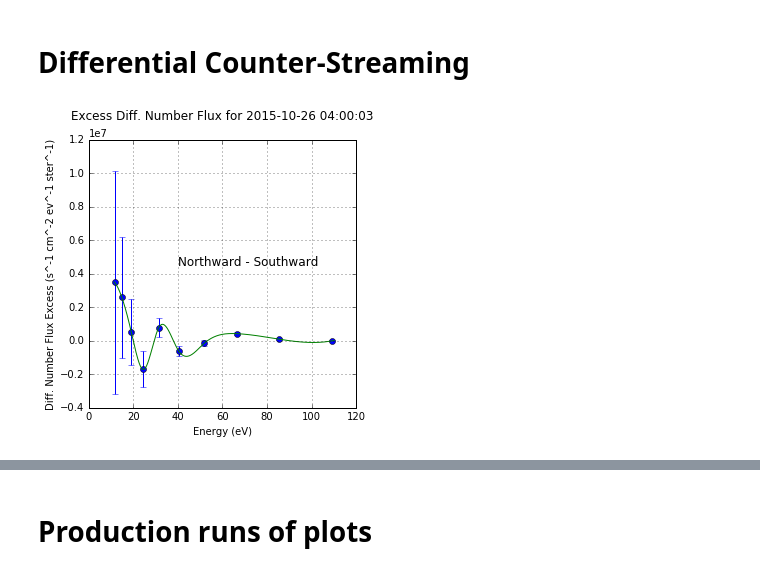
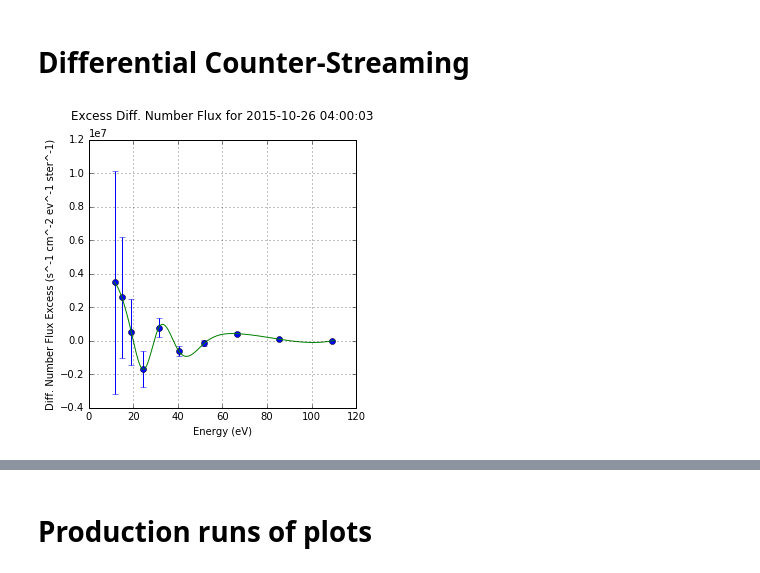
Before and after one commit to gravmath/PAD, a Jupyter notebook: PAD_production-Oct 26 2015.ipynb, the cells around one changed output, grey strips where cells are left out. Cells and saved outputs as stored; diff of their text form; code cells hidden in the pictures.

```diff
--- a/PAD_production-Oct 26 2015.ipynb
+++ b/PAD_production-Oct 26 2015.ipynb
@@ -222,32 +226,32 @@ fig_err = plt.figure(34,figsize = (4.8,4.8))
 ax_err  = fig_err.add_subplot(1,1,1)
 
 #prepare the data
 time_label = 0
 NW_Edata, NW_FAC = PAD.compute_limited_PAD(time_label,0,10,0,20,dude)
 temp,     NW_err = PAD.compute_limited_PAD_error(time_label,0,32,0,20,dude)
 SW_Edata, SW_FAC = PAD.compute_limited_PAD(time_label,0,10,160,180,dude)
 temp,     SW_err = PAD.compute_limited_PAD_error(time_label,0,32,160,180,dude)
 
 #excel error estimate
 excel_err = np.array([2162983.728, 1158918.272, 621056.6908, 332975.9307, 178584.8976,\
              95836.2547,  51473.0561,  27677.90703, 14894.96117, 8027.021345])
 est_err   = (NW_err + SW_err)/2.0
 
 Excess = NW_FAC - SW_FAC
 my_spline = interp.splrep(NW_Edata,Excess)
 erange    = np.linspace(11.5,110,1000)
 my_data   = interp.splev(erange,my_spline)
 
 
 ax_err.set_xlabel('Energy (eV)')
 ax_err.set_ylabel('Diff. Number Flux Excess (s^-1 cm^-2 ev^-1 ster^-1)')
 ax_err.ticklabel_format(style='sci', axis='y', scilimits=(0,0))
 ax_err.errorbar(NW_Edata[0:10],Excess[0:10],yerr=3.0*excel_err+est_err[0:10],fmt='o')
 ax_err.plot(erange,my_data)
-ax_err.annotate('Northward - Southward',xy=(40,4.5e6),fontsize=12)
+#ax_err.annotate('Northward - Southward',xy=(40,4.5e6),fontsize=12)
 ax_err.grid('on')
 ax_err.set_title('Excess Diff. Number Flux for %s\n' % \
                  dt.datetime.strftime(dude['edist']['Epoch'][time_label],'%Y-%m-%d %H:%M:%S'))
 plt.savefig('C:/Users/cschiff/Documents/GitHub/PAD/Oct 26 - pictures/Oct 26 - Excess.pdf',format='pdf',dpi=1200)
 # %% [output]
-[figure, old version]
+[figure, new version]
```
Also changed, not shown: parts of 5 cells of this notebook, 2 other files.
